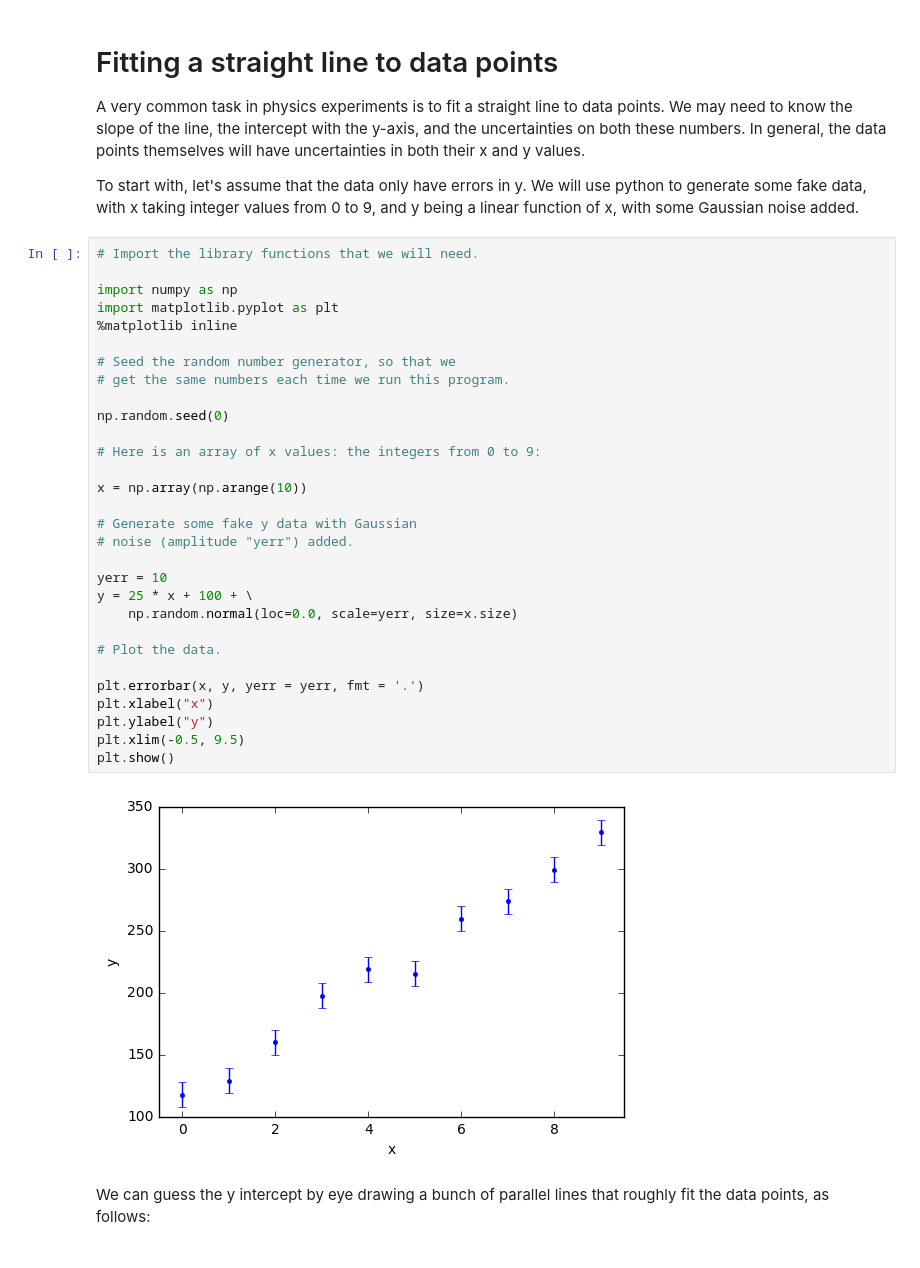
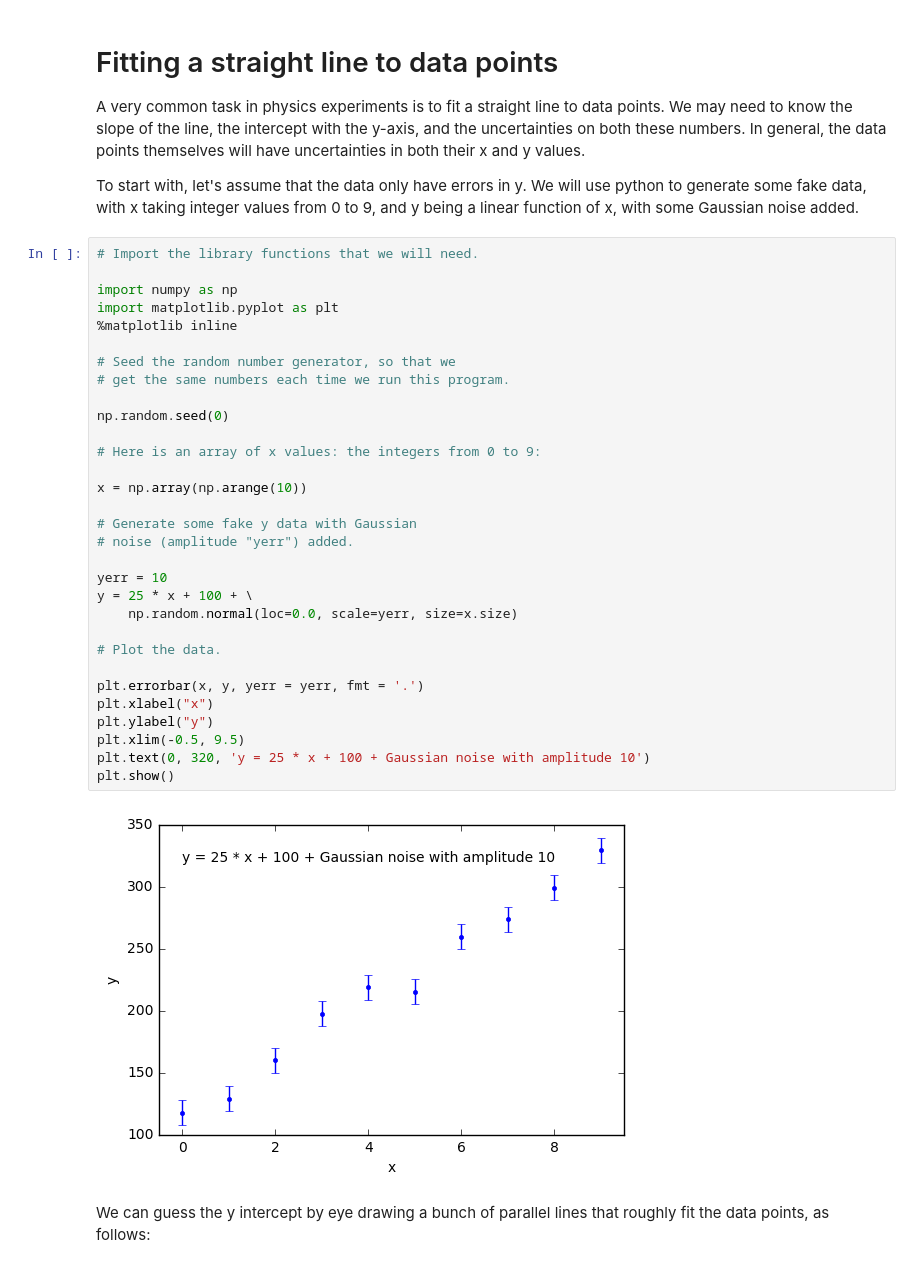
Before and after one commit to phys3112/intro, a Jupyter notebook: mcba12-fitting-a-straight-line.ipynb, the cells around one changed output. Cells and saved outputs as stored; diff of their text form.

```diff
--- a/mcba12-fitting-a-straight-line.ipynb
+++ b/mcba12-fitting-a-straight-line.ipynb
@@ -8,34 +8,35 @@ To start with, let's assume that the data only have errors in y. We will use pyt
 # Import the library functions that we will need.
 
 import numpy as np
 import matplotlib.pyplot as plt
 %matplotlib inline
 
 # Seed the random number generator, so that we
 # get the same numbers each time we run this program.
 
 np.random.seed(0)
 
 # Here is an array of x values: the integers from 0 to 9:
 
 x = np.array(np.arange(10))
 
 # Generate some fake y data with Gaussian
 # noise (amplitude "yerr") added.
 
 yerr = 10
 y = 25 * x + 100 + \
     np.random.normal(loc=0.0, scale=yerr, size=x.size)
 
 # Plot the data.
 
 plt.errorbar(x, y, yerr = yerr, fmt = '.')
 plt.xlabel("x")
 plt.ylabel("y")
 plt.xlim(-0.5, 9.5)
+plt.text(0, 320, 'y = 25 * x + 100 + Gaussian noise with amplitude 10')
 plt.show()
 # %% [output]
-[figure, old version]
+[figure, new version]
 # %% [markdown]
 We can guess the y intercept by eye drawing a bunch of parallel lines that roughly fit the data points, as follows:
 # %%
```
Also changed, not shown: parts of 3 cells of this notebook, 1 other file.
